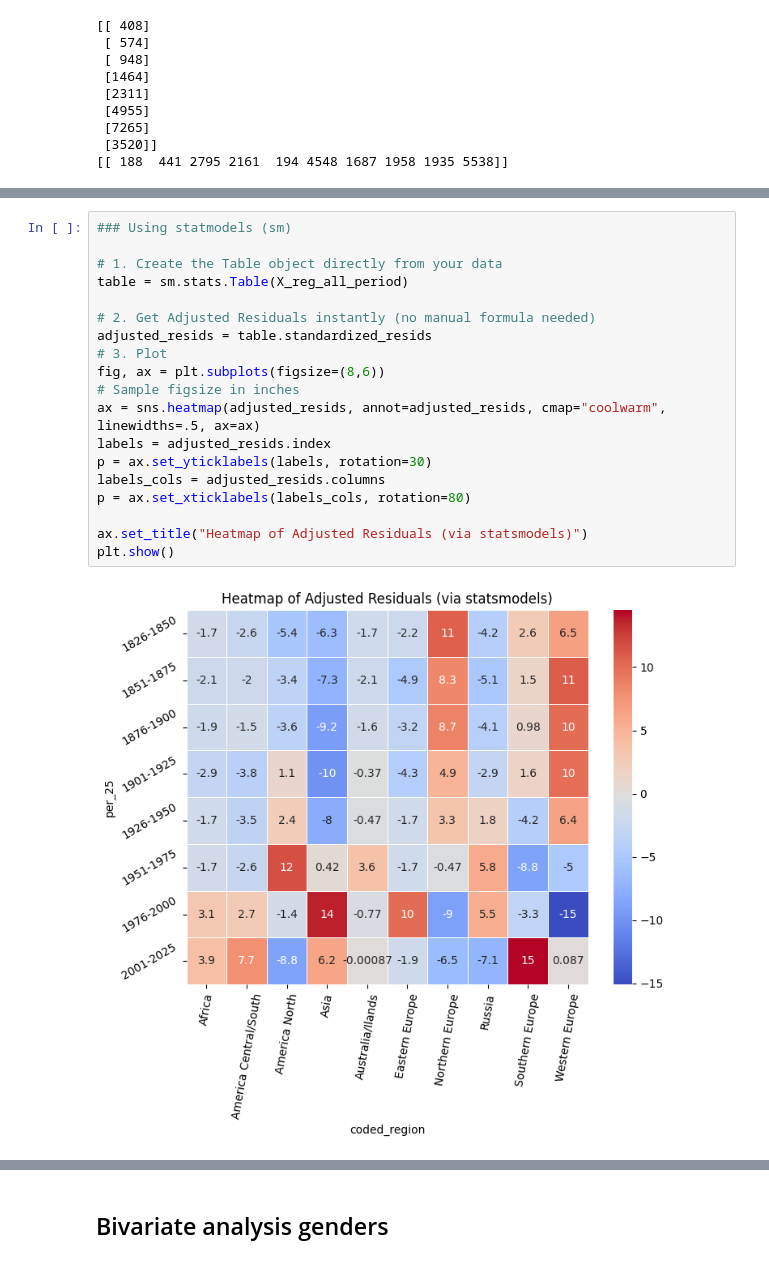
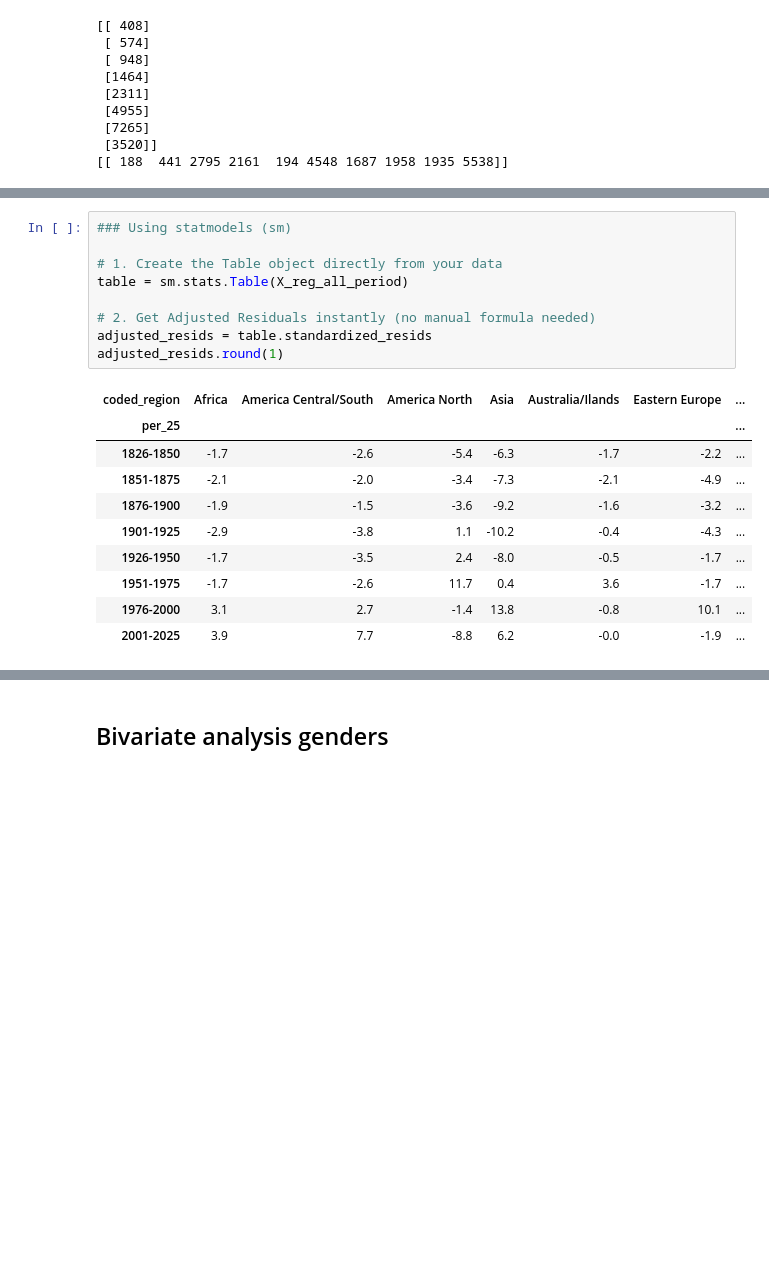
Before and after one commit to Sciences-historiques-numeriques/astronomers, a Jupyter notebook: notebooks_jupyter/wikidata_exploration/da3_distribution_continents_triplestore.ipynb, the cells around one changed output, grey strips where cells are left out. Cells and saved outputs as stored; diff of their text form; blank space fills up the shorter version.

```diff
--- a/notebooks_jupyter/wikidata_exploration/da3_distribution_continents_triplestore.ipynb
+++ b/notebooks_jupyter/wikidata_exploration/da3_distribution_continents_triplestore.ipynb
@@ -454,21 +478,20 @@ plt.show()
-# %%
-### Using statmodels (sm)
-
-# 1. Create the Table object directly from your data
-table = sm.stats.Table(X_reg_all_period)
-
-# 2. Get Adjusted Residuals instantly (no manual formula needed)
-adjusted_resids = table.standardized_resids
-# 3. Plot
-fig, ax = plt.subplots(figsize=(8,6))
-# Sample figsize in inches
-ax = sns.heatmap(adjusted_resids, annot=adjusted_resids, cmap="coolwarm", linewidths=.5, ax=ax)
-labels = adjusted_resids.index
-p = ax.set_yticklabels(labels, rotation=30)
-labels_cols = adjusted_resids.columns
-p = ax.set_xticklabels(labels_cols, rotation=80)
-
-ax.set_title("Heatmap of Adjusted Residuals (via statsmodels)")
-plt.show()
-# %% [output]
-[figure, removed]
+# %%
+### Using statmodels (sm)
+
+# 1. Create the Table object directly from your data
+table = sm.stats.Table(X_reg_all_period)
+
+# 2. Get Adjusted Residuals instantly (no manual formula needed)
+adjusted_resids = table.standardized_resids
+adjusted_resids.round(1)
+# %% [output]
+| coded_region | Africa | America Central/South | America North | Asia | Australia/Ilands | Eastern Europe | ... |
+| per_25 |  |  |  |  |  |  | ... |
+| 1826-1850 | -1.7 | -2.6 | -5.4 | -6.3 | -1.7 | -2.2 | ... |
+| 1851-1875 | -2.1 | -2.0 | -3.4 | -7.3 | -2.1 | -4.9 | ... |
+| 1876-1900 | -1.9 | -1.5 | -3.6 | -9.2 | -1.6 | -3.2 | ... |
+| 1901-1925 | -2.9 | -3.8 | 1.1 | -10.2 | -0.4 | -4.3 | ... |
+| 1926-1950 | -1.7 | -3.5 | 2.4 | -8.0 | -0.5 | -1.7 | ... |
+| 1951-1975 | -1.7 | -2.6 | 11.7 | 0.4 | 3.6 | -1.7 | ... |
+| 1976-2000 | 3.1 | 2.7 | -1.4 | 13.8 | -0.8 | 10.1 | ... |
+| 2001-2025 | 3.9 | 7.7 | -8.8 | 6.2 | -0.0 | -1.9 | ... |
```
Also changed, not shown: parts of 27 cells of this notebook.
